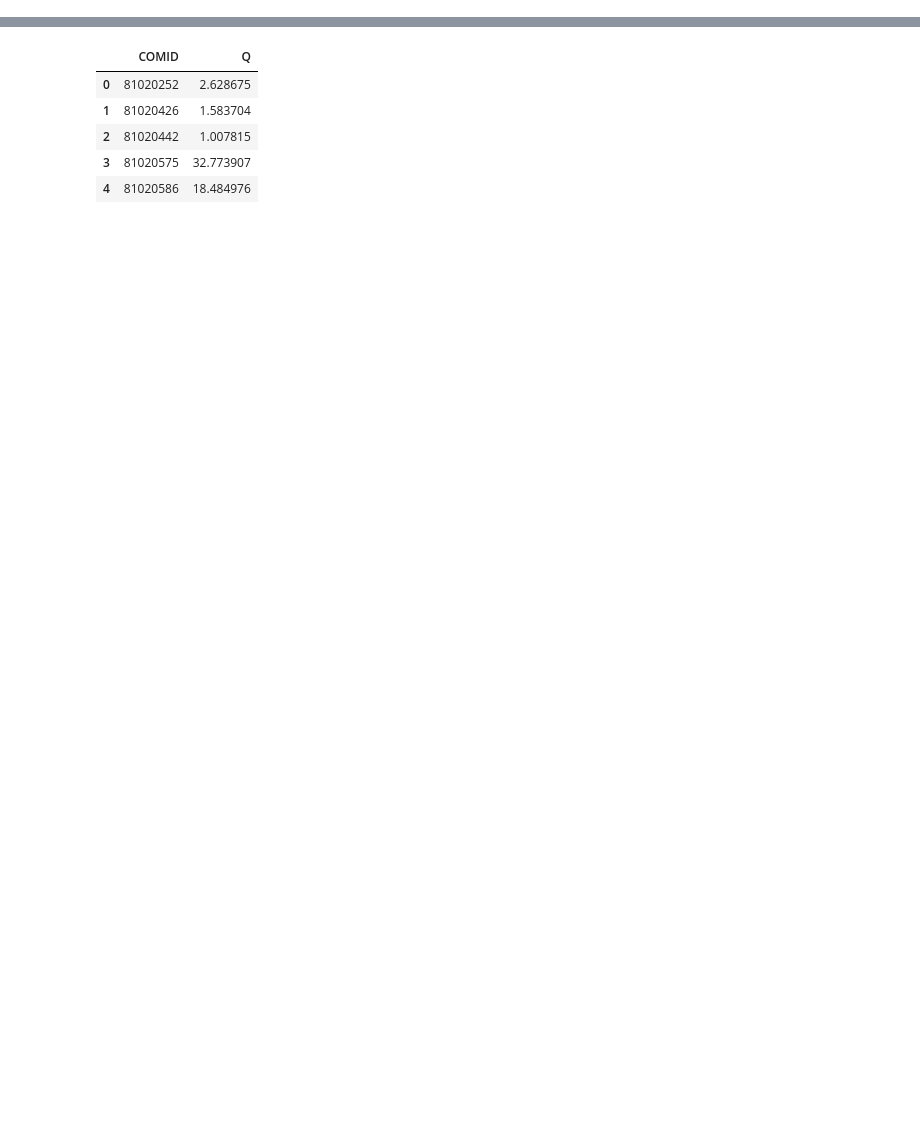
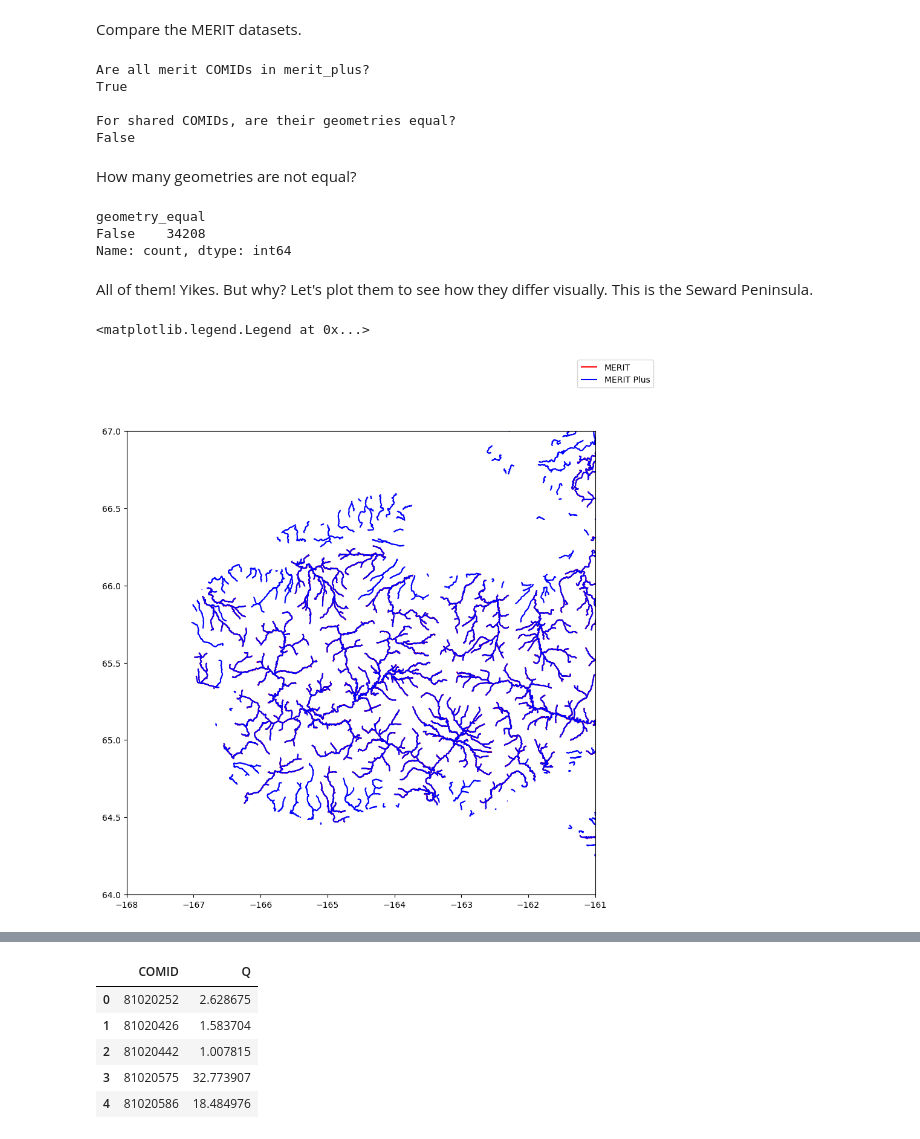
Before and after one commit to ua-snap/arctic_rivers, a Jupyter notebook: merit.ipynb, the cells around one changed output, grey strips where cells are left out. Cells and saved outputs as stored; diff of their text form; code cells hidden in the pictures; blank space fills up the shorter version.

```diff
--- a/merit.ipynb
+++ b/merit.ipynb
@@ -14,0 +21,13 @@ q_ds = xr.open_dataset('/Users/joshpaul/arctic_rivers/2050_fC2LE4_Q.nc')
+# %%
+# MERIT subset used by NCAR for modeling - Alaska-ish domain only
+merit = gpd.read_file("/Users/joshpaul/arctic_rivers/AK_Rivers.gpkg")
+merit = merit[["COMID", "geometry"]]
+
+# MERIT-Plus dataset with mainstem name attributes from Natural Earth - global domain
+merit_plus_global = gpd.read_file("/Users/joshpaul/arctic_rivers/merit_plus.gpkg")
+merit_plus_global = merit_plus_global[
+    ["comid", "nameID", "gnis_name", "riverID", "geometry"]
+]
+
+# one of the output files from the model for demo
+q_ds = xr.open_dataset("/Users/joshpaul/arctic_rivers/2050_fC2LE4_Q.nc")
@@ -14,0 +47,41 @@ q_ds = xr.open_dataset('/Users/joshpaul/arctic_rivers/2050_fC2LE4_Q.nc')
+# %% [markdown]
+Compare the MERIT datasets.
+# %%
+merit_comids = merit.COMID.unique()
+merit_plus_comids = merit_plus.comid.unique()
+
+print("Are all merit COMIDs in merit_plus?")
+print(set(merit_comids).issubset(set(merit_plus_comids)), "\n")
+
+print("For shared COMIDs, are their geometries equal?")
+merged = pd.merge(merit, merit_plus, left_on="COMID", right_on="comid", how="inner")
+merged["geometry_equal"] = merged.geometry_x.equals(merged.geometry_y)
+print(merged["geometry_equal"].all())
+# %% [output]
+Are all merit COMIDs in merit_plus?
+True
+
+For shared COMIDs, are their geometries equal?
+False
+# %% [markdown]
+How many geometries are not equal?
+# %%
+print(merged["geometry_equal"].value_counts())
+# %% [output]
+geometry_equal
+False    34208
+Name: count, dtype: int64
+# %% [markdown]
+All of them! Yikes. But why? Let's plot them to see how they differ visually. This is the Seward Peninsula.
+# %%
+fig, ax = plt.subplots(figsize=(10, 10))
+
+ax.set_xlim(-168, -161)
+ax.set_ylim(64, 67)
+
+merit.plot(ax=ax, color="red", label="MERIT")
+merit_plus.plot(ax=ax, color="blue", label="MERIT Plus")
+fig.legend()
+# %% [output]
+<matplotlib.legend.Legend at 0x...>
+[figure, added]
```
Also changed, not shown: parts of 22 cells of this notebook.
